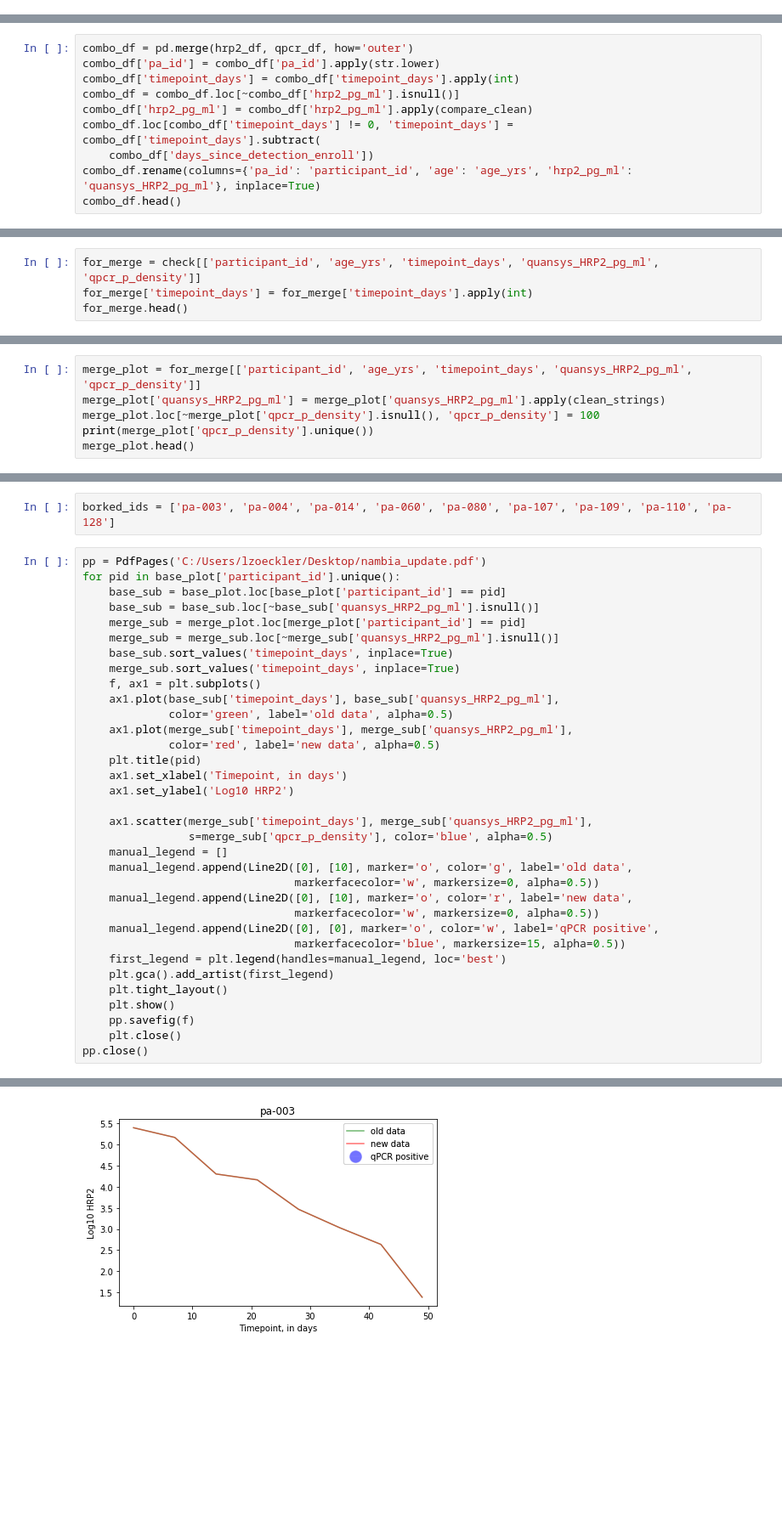
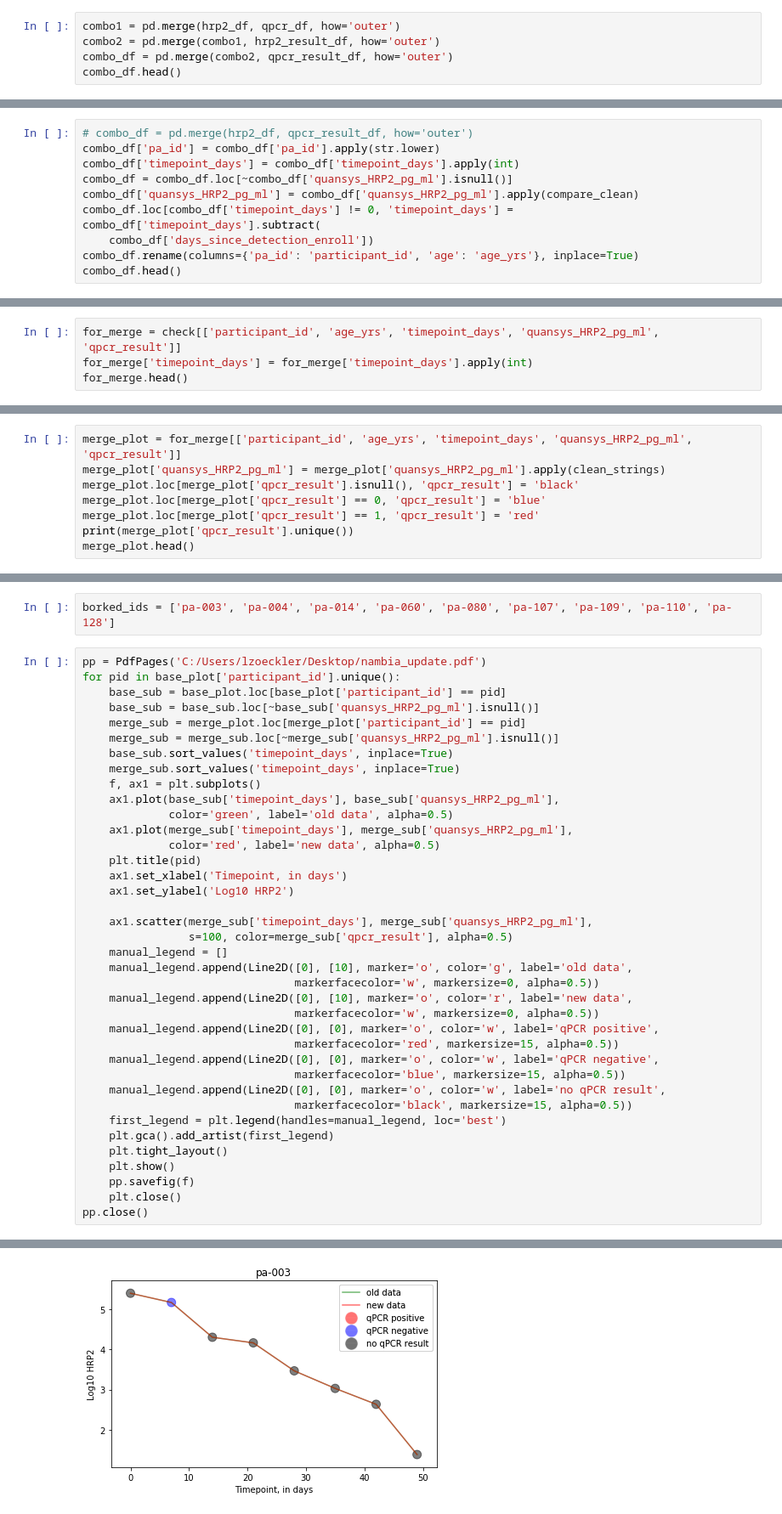
Before and after one commit to MACEPA/DIAMETER, a Jupyter notebook: ipynbs/processing/namibia_PCR_update_method.ipynb, the cells around one changed output, grey strips where cells are left out. Shown at 85% size. Cells and saved outputs as stored; diff of their text form; blank space fills up the shorter version.

```diff
--- a/ipynbs/processing/namibia_PCR_update_method.ipynb
+++ b/ipynbs/processing/namibia_PCR_update_method.ipynb
@@ -97,3 +92,8 @@ def compare_clean(val):
         return val
     else:
         raise
+# %%
+combo1 = pd.merge(hrp2_df, qpcr_df, how='outer')
+combo2 = pd.merge(combo1, hrp2_result_df, how='outer')
+combo_df = pd.merge(combo2, qpcr_result_df, how='outer')
+combo_df.head()
@@ -100,12 +107,12 @@ def compare_clean(val):
 # %%
-combo_df = pd.merge(hrp2_df, qpcr_df, how='outer')
+# combo_df = pd.merge(hrp2_df, qpcr_result_df, how='outer')
 combo_df['pa_id'] = combo_df['pa_id'].apply(str.lower)
 combo_df['timepoint_days'] = combo_df['timepoint_days'].apply(int)
-combo_df = combo_df.loc[~combo_df['hrp2_pg_ml'].isnull()]
-combo_df['hrp2_pg_ml'] = combo_df['hrp2_pg_ml'].apply(compare_clean)
+combo_df = combo_df.loc[~combo_df['quansys_HRP2_pg_ml'].isnull()]
+combo_df['quansys_HRP2_pg_ml'] = combo_df['quansys_HRP2_pg_ml'].apply(compare_clean)
 combo_df.loc[combo_df['timepoint_days'] != 0, 'timepoint_days'] = combo_df['timepoint_days'].subtract(
     combo_df['days_since_detection_enroll'])
-combo_df.rename(columns={'pa_id': 'participant_id', 'age': 'age_yrs', 'hrp2_pg_ml': 'quansys_HRP2_pg_ml'}, inplace=True)
+combo_df.rename(columns={'pa_id': 'participant_id', 'age': 'age_yrs'}, inplace=True)
 combo_df.head()
 # %% [output]
 |  | participant_id | age_yrs | sex | day0_enrollee | days_since_detection_enroll | time_to_negativity_urdt | ... |
@@ -146,7 +155,7 @@ check.head()
 | 3 | 7.87264e+06 | pa-005 | 21.0 | Male | 1 | 0 | ... |
 | 4 | 1849.23 | pa-006 | 39.0 | Female | 0 | 10 | ... |
 # %%
-for_merge = check[['participant_id', 'age_yrs', 'timepoint_days', 'quansys_HRP2_pg_ml', 'qpcr_p_density']]
+for_merge = check[['participant_id', 'age_yrs', 'timepoint_days', 'quansys_HRP2_pg_ml', 'qpcr_result']]
 for_merge['timepoint_days'] = for_merge['timepoint_days'].apply(int)
 for_merge.head()
 # %% [output]
@@ -193,9 +202,11 @@ See the caveats in the documentation: http://pandas.pydata.org/pandas-docs/stabl
 | 3 | pa-001 | 2 | 3 | 5.503386 |
 | 4 | pa-001 | 2 | 7 | 4.867691 |
 # %%
-merge_plot = for_merge[['participant_id', 'age_yrs', 'timepoint_days', 'quansys_HRP2_pg_ml', 'qpcr_p_density']]
+merge_plot = for_merge[['participant_id', 'age_yrs', 'timepoint_days', 'quansys_HRP2_pg_ml', 'qpcr_result']]
 merge_plot['quansys_HRP2_pg_ml'] = merge_plot['quansys_HRP2_pg_ml'].apply(clean_strings)
-merge_plot.loc[~merge_plot['qpcr_p_density'].isnull(), 'qpcr_p_density'] = 100
-print(merge_plot['qpcr_p_density'].unique())
+merge_plot.loc[merge_plot['qpcr_result'].isnull(), 'qpcr_result'] = 'black'
+merge_plot.loc[merge_plot['qpcr_result'] == 0, 'qpcr_result'] = 'blue'
+merge_plot.loc[merge_plot['qpcr_result'] == 1, 'qpcr_result'] = 'red'
+print(merge_plot['qpcr_result'].unique())
 merge_plot.head()
 # %% [output]
@@ -227,14 +238,18 @@ for pid in base_plot['participant_id'].unique():
     ax1.set_ylabel('Log10 HRP2')
 
     ax1.scatter(merge_sub['timepoint_days'], merge_sub['quansys_HRP2_pg_ml'],
-                s=merge_sub['qpcr_p_density'], color='blue', alpha=0.5)
+                s=100, color=merge_sub['qpcr_result'], alpha=0.5)
     manual_legend = []
     manual_legend.append(Line2D([0], [10], marker='o', color='g', label='old data',
                                 markerfacecolor='w', markersize=0, alpha=0.5))
     manual_legend.append(Line2D([0], [10], marker='o', color='r', label='new data',
                                 markerfacecolor='w', markersize=0, alpha=0.5))
     manual_legend.append(Line2D([0], [0], marker='o', color='w', label='qPCR positive',
+                                markerfacecolor='red', markersize=15, alpha=0.5))
+    manual_legend.append(Line2D([0], [0], marker='o', color='w', label='qPCR negative',
                                 markerfacecolor='blue', markersize=15, alpha=0.5))
+    manual_legend.append(Line2D([0], [0], marker='o', color='w', label='no qPCR result',
+                                markerfacecolor='black', markersize=15, alpha=0.5))
     first_legend = plt.legend(handles=manual_legend, loc='best')
     plt.gca().add_artist(first_legend)
     plt.tight_layout()
@@ -248 +263 @@ pp.close()
-[figure, old version]
+[figure, new version]
```
Also changed, not shown: parts of 21 cells of this notebook, 1 other file.
